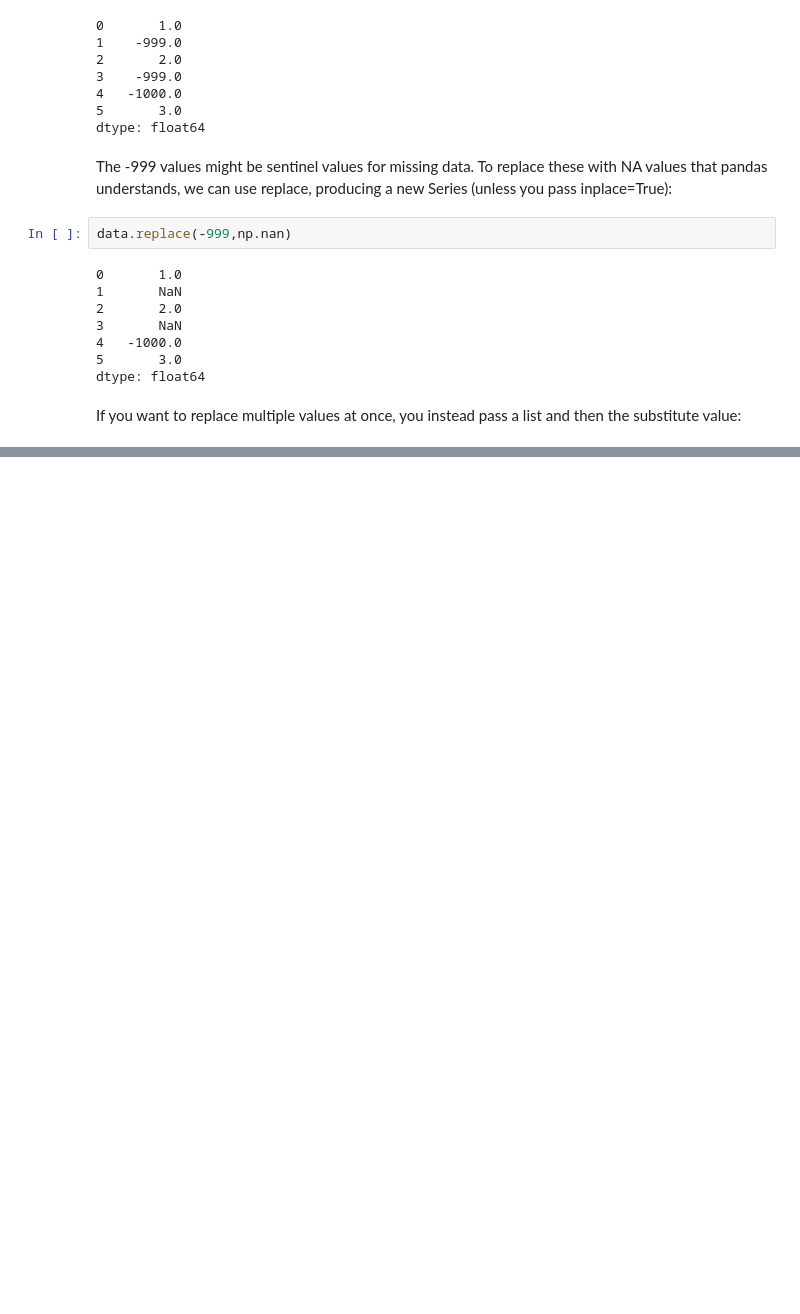
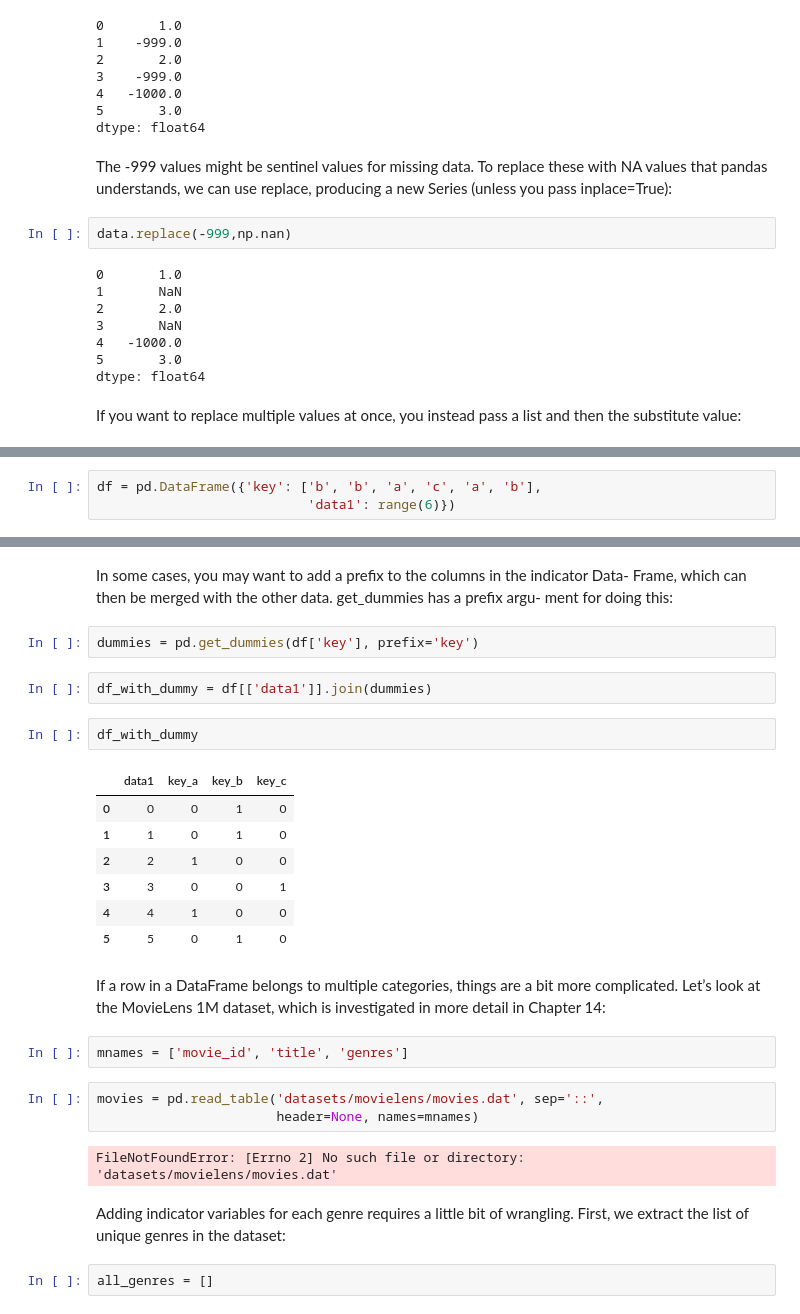
Before and after one commit to AllenChung6/WesWrangling, a Jupyter notebook: Chapter7WorkAlong.ipynb, the cells around one changed output, grey strips where cells are left out. Saved outputs shown, nothing was run; the diff lists cells and outputs as text; blank space fills up the shorter version.

```diff
--- a/Chapter7WorkAlong.ipynb
+++ b/Chapter7WorkAlong.ipynb
@@ -411,0 +714,3 @@ substitute value:
+# %%
+df = pd.DataFrame({'key': ['b', 'b', 'a', 'c', 'a', 'b'],
+                           'data1': range(6)})
@@ -411,0 +727,29 @@ substitute value:
+# %% [markdown]
+In some cases, you may want to add a prefix to the columns in the indicator Data‐ Frame, which can then be merged with the other data. get_dummies has a prefix argu‐ ment for doing this:
+# %%
+dummies = pd.get_dummies(df['key'], prefix='key')
+# %%
+df_with_dummy = df[['data1']].join(dummies)
+# %%
+df_with_dummy
+# %% [output]
+|  | data1 | key_a | key_b | key_c |
+| 0 | 0 | 0 | 1 | 0 |
+| 1 | 1 | 0 | 1 | 0 |
+| 2 | 2 | 1 | 0 | 0 |
+| 3 | 3 | 0 | 0 | 1 |
+| 4 | 4 | 1 | 0 | 0 |
+| 5 | 5 | 0 | 1 | 0 |
+# %% [markdown]
+If a row in a DataFrame belongs to multiple categories, things are a bit more complicated. Let’s look at the MovieLens 1M dataset, which is investigated in more detail in Chapter 14:
+# %%
+mnames = ['movie_id', 'title', 'genres']
+# %%
+movies = pd.read_table('datasets/movielens/movies.dat', sep='::',
+                       header=None, names=mnames)
+# %% [output]
+FileNotFoundError: [Errno 2] No such file or directory: 'datasets/movielens/movies.dat'
+# %% [markdown]
+Adding indicator variables for each genre requires a little bit of wrangling. First, we extract the list of unique genres in the dataset:
+# %%
+all_genres = []
```
Also changed, not shown: parts of 87 cells of this notebook, 1 other file.
